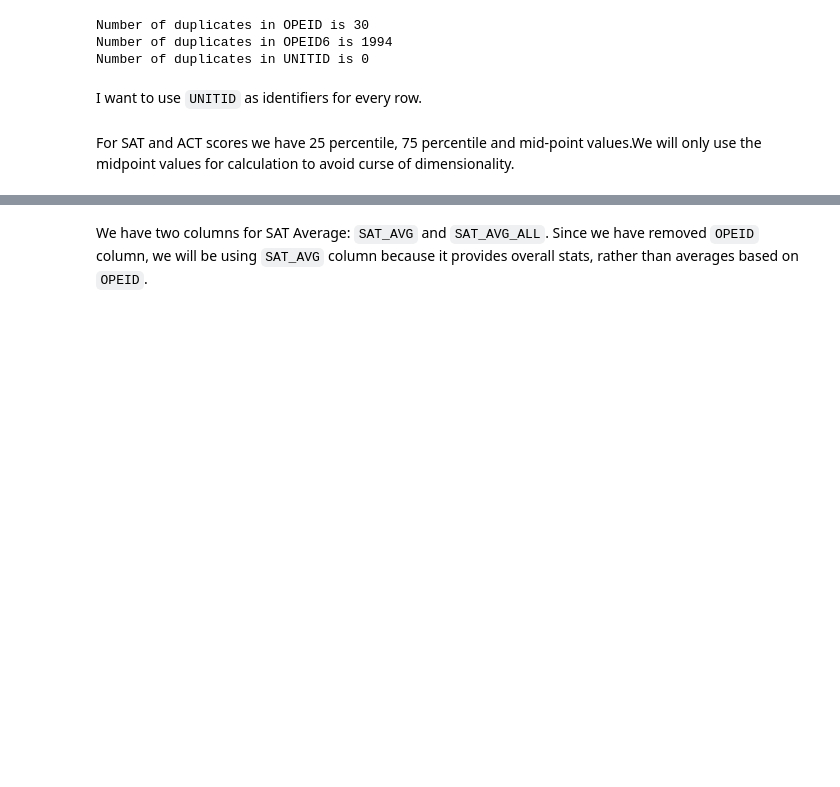
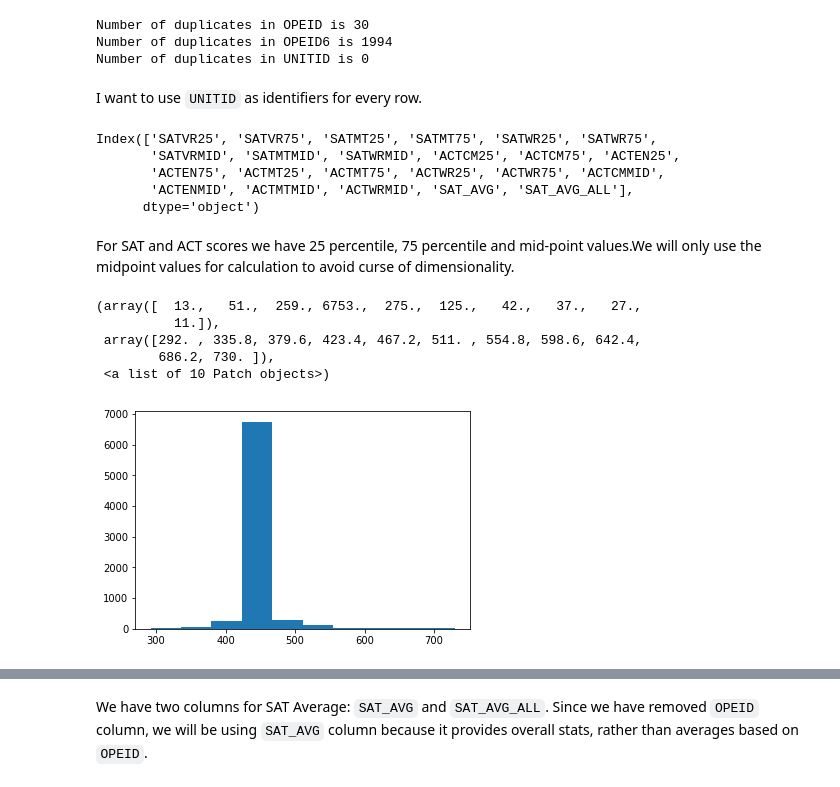
Before and after one commit to sanjeevai/ML-Capstone, a Jupyter notebook: project.ipynb, the cells around one changed output, grey strips where cells are left out. Cells and saved outputs as stored; diff of their text form; code cells hidden in the pictures; blank space fills up the shorter version.

```diff
--- a/project.ipynb
+++ b/project.ipynb
@@ -412,5 +413,23 @@ I want to use `UNITID` as identifiers for every row.
 df.drop(["OPEID", "OPEID6"],
        axis = 1,
        inplace = True)
+# %%
+df.columns[21:44]
+# %% [output]
+Index(['SATVR25', 'SATVR75', 'SATMT25', 'SATMT75', 'SATWR25', 'SATWR75',
+       'SATVRMID', 'SATMTMID', 'SATWRMID', 'ACTCM25', 'ACTCM75', 'ACTEN25',
+       'ACTEN75', 'ACTMT25', 'ACTMT75', 'ACTWR25', 'ACTWR75', 'ACTCMMID',
+       'ACTENMID', 'ACTMTMID', 'ACTWRMID', 'SAT_AVG', 'SAT_AVG_ALL'],
+      dtype='object')
 # %% [markdown]
 For SAT and ACT scores we have 25 percentile, 75 percentile and mid-point values.We will only use the midpoint values for calculation to avoid curse of dimensionality.
+# %%
+df['SATVR25'].fillna(df['SATVR25'].median(), inplace = True)
+plt.hist(df['SATVR25'])
+# %% [output]
+(array([  13.,   51.,  259., 6753.,  275.,  125.,   42.,   37.,   27.,
+          11.]),
+ array([292. , 335.8, 379.6, 423.4, 467.2, 511. , 554.8, 598.6, 642.4,
+        686.2, 730. ]),
+ <a list of 10 Patch objects>)
+[figure, added]
```
Also changed, not shown: parts of 58 cells of this notebook.
